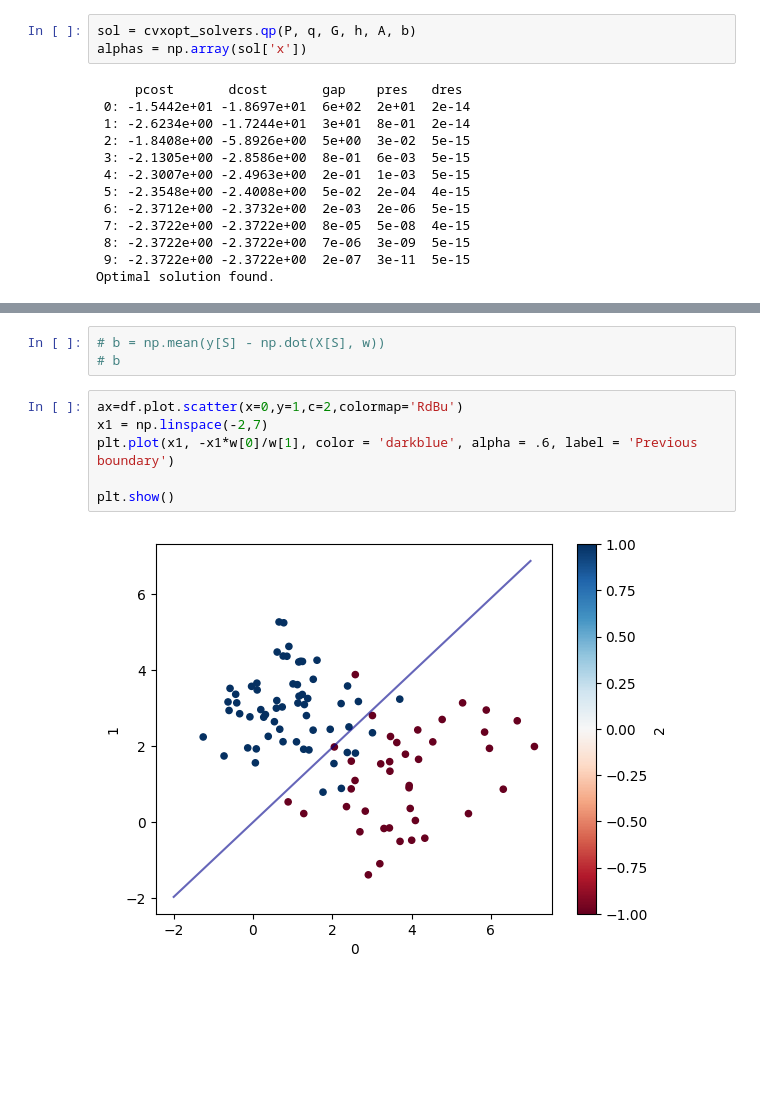
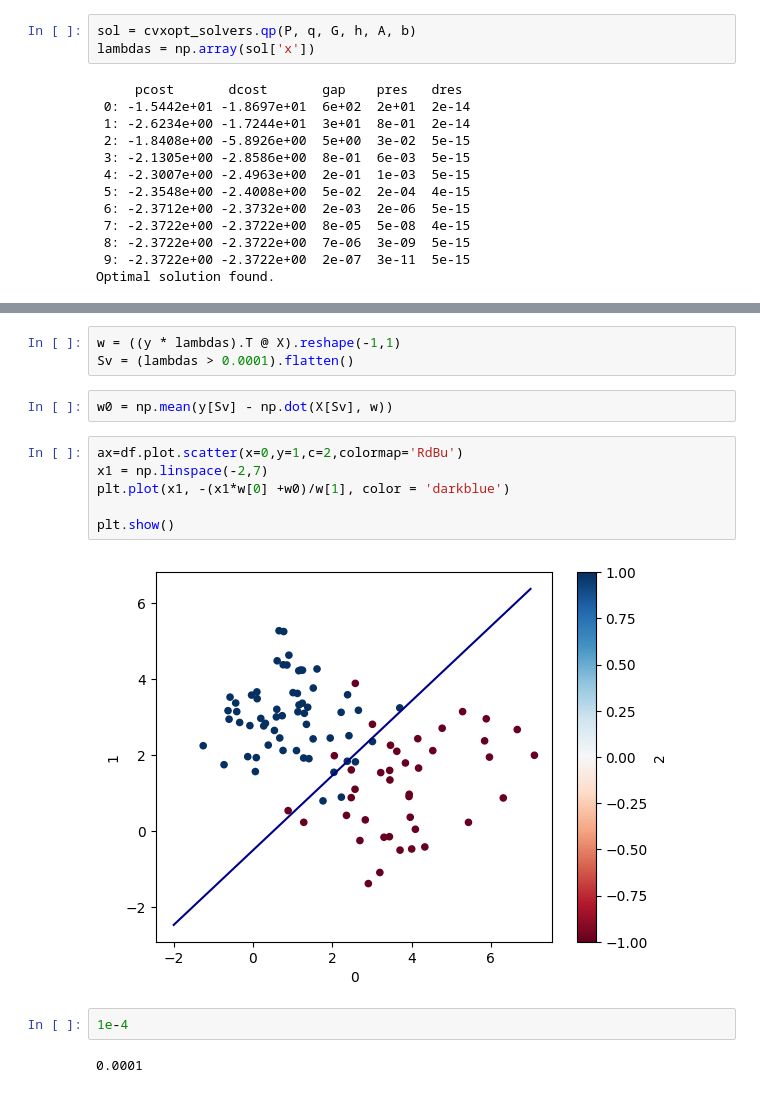
Before and after one commit to Alx-nder/ConvexOptimization_SupportVectorMachine, a Jupyter notebook: svm.ipynb, the cells around one changed output, grey strips where cells are left out. Saved outputs shown, nothing was run; the diff lists cells and outputs as text; blank space fills up the shorter version.

```diff
--- a/svm.ipynb
+++ b/svm.ipynb
@@ -27,7 +27,7 @@ A = cvxopt_matrix(y.T*1.0)
 b = cvxopt_matrix(np.zeros(1))
 # %%
 sol = cvxopt_solvers.qp(P, q, G, h, A, b)
-alphas = np.array(sol['x'])
+lambdas = np.array(sol['x'])
 # %% [output]
      pcost       dcost       gap    pres   dres
  0: -1.5442e+01 -1.8697e+01  6e+02  2e+01  2e-14
@@ -60,11 +44,17 @@ b =  [0.64743041]
+# %%
+w = ((y * lambdas).T @ X).reshape(-1,1)
+Sv = (lambdas > 0.0001).flatten()
 # %%
-# b = np.mean(y[S] - np.dot(X[S], w))
-# b
+w0 = np.mean(y[Sv] - np.dot(X[Sv], w))
 # %%
 ax=df.plot.scatter(x=0,y=1,c=2,colormap='RdBu')
 x1 = np.linspace(-2,7)
-plt.plot(x1, -x1*w[0]/w[1], color = 'darkblue', alpha = .6, label = 'Previous boundary')
+plt.plot(x1, -(x1*w[0] +w0)/w[1], color = 'darkblue')
 
 plt.show()
 # %% [output]
-[figure, old version]
+[figure, new version]
+# %%
+1e-4
+# %% [output]
+0.0001
```
Also changed, not shown: parts of 1 cell of this notebook.
